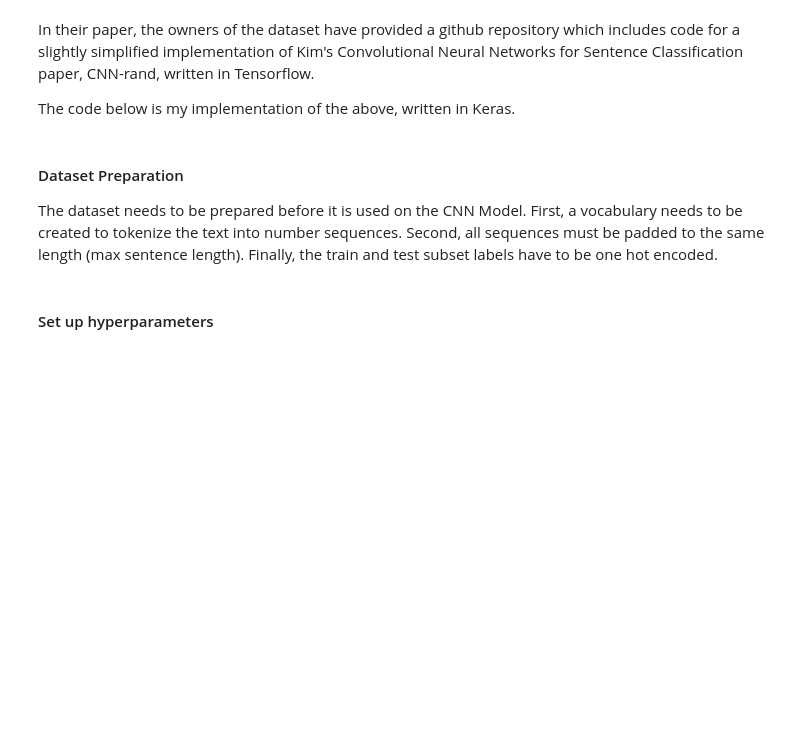
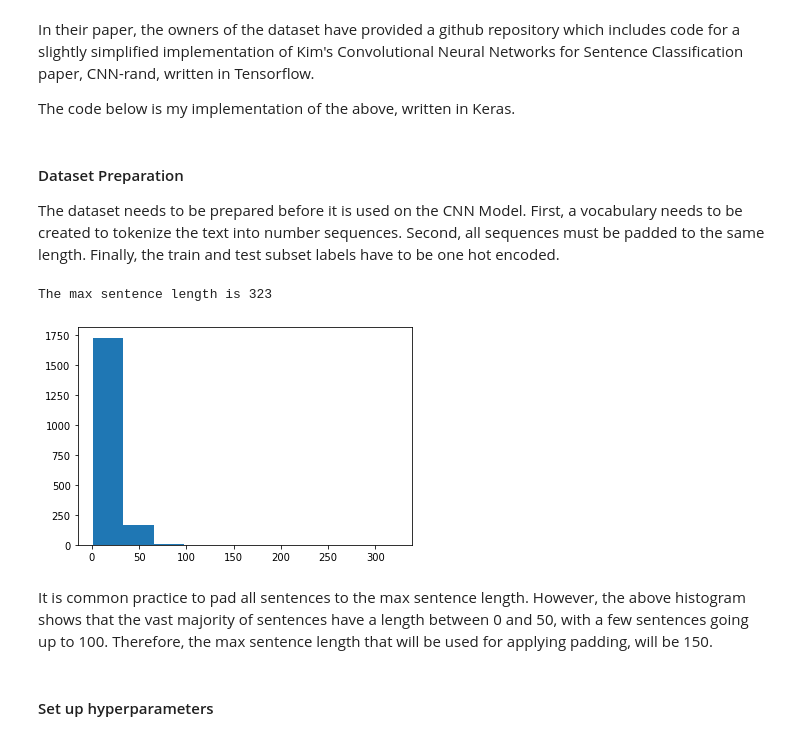
Before and after one commit to dmegkos/MSc-Dissertation-DS-2022, a Jupyter notebook: Thesis_Project.ipynb, the cells around one changed output. Cells and saved outputs as stored; diff of their text form; code cells hidden in the pictures; blank space fills up the shorter version.

```diff
--- a/Thesis_Project.ipynb
+++ b/Thesis_Project.ipynb
@@ -479,5 +512,17 @@ In their paper, the owners of the dataset have provided a github repository whic
 The code below is my implementation of the above, written in Keras.
 # %% [markdown]
 #### Dataset Preparation
-The dataset needs to be prepared before it is used on the CNN Model. First, a vocabulary needs to be created to tokenize the text into number sequences. Second, all sequences must be padded to the same length (max sentence length). Finally, the train and test subset labels have to be one hot encoded.
+The dataset needs to be prepared before it is used on the CNN Model. First, a vocabulary needs to be created to tokenize the text into number sequences. Second, all sequences must be padded to the same length. Finally, the train and test subset labels have to be one hot encoded.
+# %%
+# Get the length of all sentences
+sent_len = [len(sent.split(" ")) for sent in train_df.clean_sentence.to_list()]
+# Histogram on the sentences length
+len_hist=plt.hist(sent_len)
+# Print the max sentence length
+print('The max sentence length is '+ str(max(sent_len)))
+# %% [output]
+The max sentence length is 323
+[figure, added]
+# %% [markdown]
+It is common practice to pad all sentences to the max sentence length. However, the above histogram shows that the vast majority of sentences have a length between 0 and 50, with a few sentences going up to 100. Therefore, the max sentence length that will be used for applying padding, will be 150.
 # %%
```
Also changed, not shown: parts of 120 cells of this notebook, 1 other file.
